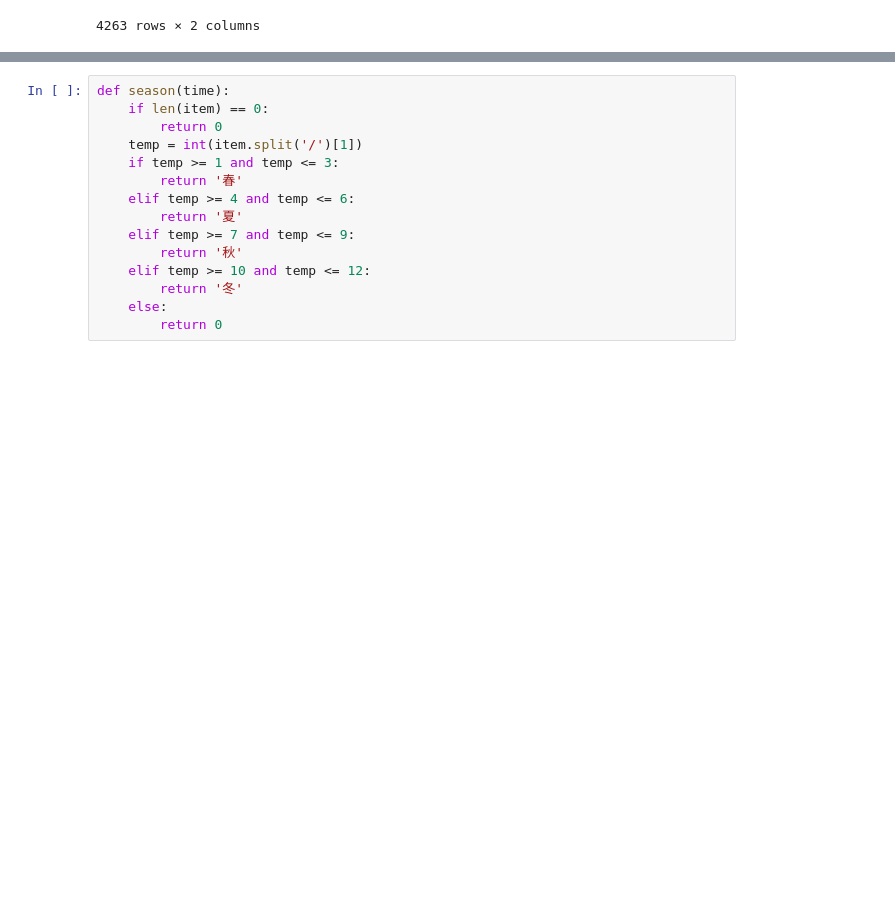
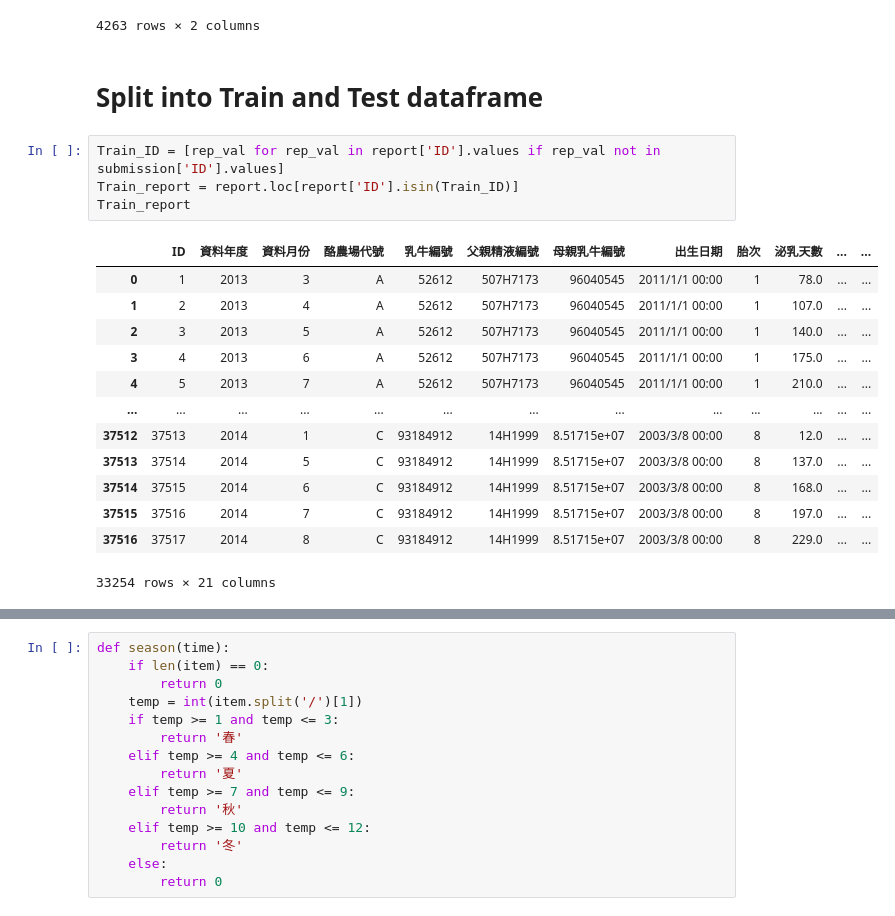
Before and after one commit to kevin879275/DL_FinalProject, a Jupyter notebook: main.ipynb, the cells around one changed output, grey strips where cells are left out. Saved outputs shown, nothing was run; the diff lists cells and outputs as text; blank space fills up the shorter version.

```diff
--- a/main.ipynb
+++ b/main.ipynb
@@ -36,3 +40,23 @@ submission
 | 4261 | 37484 | NaN |
 | 4262 | 37485 | NaN |
 4263 rows × 2 columns
+# %% [markdown]
+# Split into Train and Test dataframe
+# %%
+Train_ID = [rep_val for rep_val in report['ID'].values if rep_val not in submission['ID'].values]
+Train_report = report.loc[report['ID'].isin(Train_ID)]
+Train_report
+# %% [output]
+|  | ID | 資料年度 | 資料月份 | 酪農場代號 | 乳牛編號 | 父親精液編號 | 母親乳牛編號 | 出生日期 | 胎次 | 泌乳天數 | ... | ... |
+| 0 | 1 | 2013 | 3 | A | 52612 | 507H7173 | 96040545 | 2011/1/1 00:00 | 1 | 78.0 | ... | ... |
+| 1 | 2 | 2013 | 4 | A | 52612 | 507H7173 | 96040545 | 2011/1/1 00:00 | 1 | 107.0 | ... | ... |
+| 2 | 3 | 2013 | 5 | A | 52612 | 507H7173 | 96040545 | 2011/1/1 00:00 | 1 | 140.0 | ... | ... |
+| 3 | 4 | 2013 | 6 | A | 52612 | 507H7173 | 96040545 | 2011/1/1 00:00 | 1 | 175.0 | ... | ... |
+| 4 | 5 | 2013 | 7 | A | 52612 | 507H7173 | 96040545 | 2011/1/1 00:00 | 1 | 210.0 | ... | ... |
+| ... | ... | ... | ... | ... | ... | ... | ... | ... | ... | ... | ... | ... |
+| 37512 | 37513 | 2014 | 1 | C | 93184912 | 14H1999 | 8.51715e+07 | 2003/3/8 00:00 | 8 | 12.0 | ... | ... |
+| 37513 | 37514 | 2014 | 5 | C | 93184912 | 14H1999 | 8.51715e+07 | 2003/3/8 00:00 | 8 | 137.0 | ... | ... |
+| 37514 | 37515 | 2014 | 6 | C | 93184912 | 14H1999 | 8.51715e+07 | 2003/3/8 00:00 | 8 | 168.0 | ... | ... |
+| 37515 | 37516 | 2014 | 7 | C | 93184912 | 14H1999 | 8.51715e+07 | 2003/3/8 00:00 | 8 | 197.0 | ... | ... |
+| 37516 | 37517 | 2014 | 8 | C | 93184912 | 14H1999 | 8.51715e+07 | 2003/3/8 00:00 | 8 | 229.0 | ... | ... |
+33254 rows × 21 columns
```
Also changed, not shown: parts of 9 cells of this notebook.
